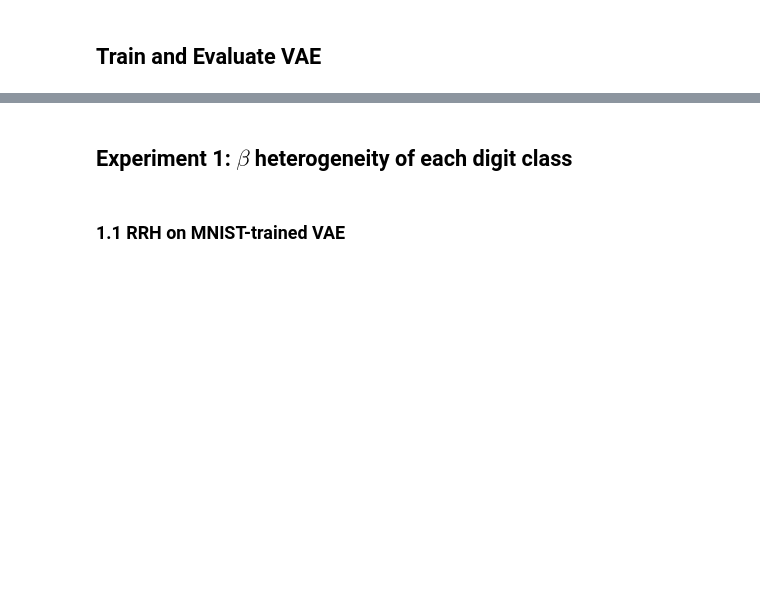
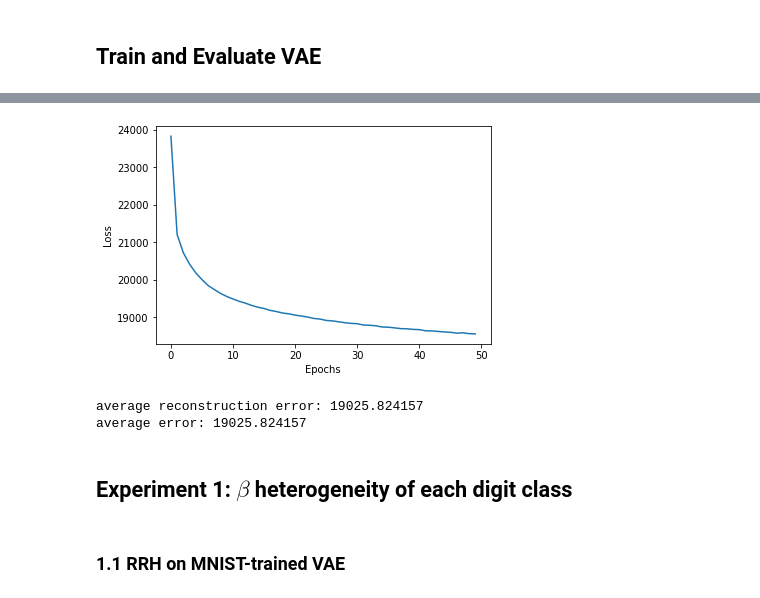
Before and after one commit to harvey2phase/rrh-MNIST, a Jupyter notebook: RRH_MNIST.ipynb, the cells around one changed output, grey strips where cells are left out. Drawn from its saved outputs; the diff is of its cells as text; code cells hidden in the pictures; blank space fills up the shorter version.

```diff
--- a/RRH_MNIST.ipynb
+++ b/RRH_MNIST.ipynb
@@ -331,9 +320,10 @@ Epoch [50 / 50] average reconstruction error: 18715.020995
 # %%
-plt.ion()
+def plot_loss(train_loss_avg, i):
+    plt.ion()
 
-fig = plt.figure()
-plt.plot(train_loss_avg)
-plt.xlabel('Epochs')
-plt.ylabel('Loss')
-plt.show()
+    fig = plt.figure(i)
+    plt.plot(train_loss_avg)
+    plt.xlabel('Epochs')
+    plt.ylabel('Loss')
+    plt.show()
 # %%
@@ -360,0 +355,2 @@ print('average reconstruction error: %f' % (test_loss_avg))
+# %%
+vae, recon_loss_avg, train_loss_avg = train_one_model()
@@ -361,2 +375,11 @@ print('average reconstruction error: %f' % (test_loss_avg))
+# %%
+plot_loss(train_loss_avg, 0)
+# %% [output]
+[figure, added]
+# %%
+eval_model(vae)
+# %% [output]
+average reconstruction error: 19025.824157
+average error: 19025.824157
 # %% [markdown]
 ## Experiment 1: $\beta$ heterogeneity of each digit class
```
Also changed, not shown: parts of 12 cells of this notebook.
